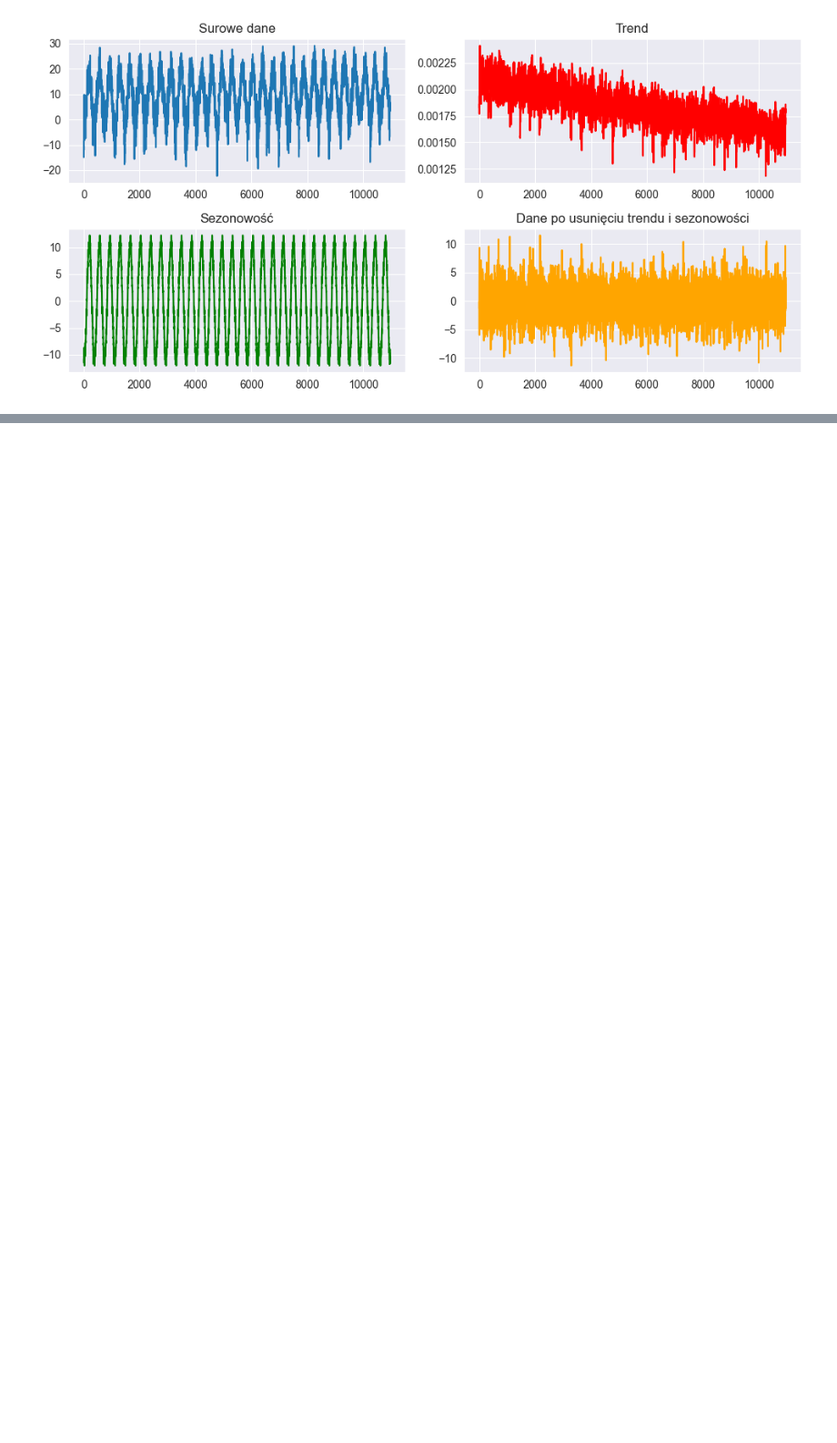
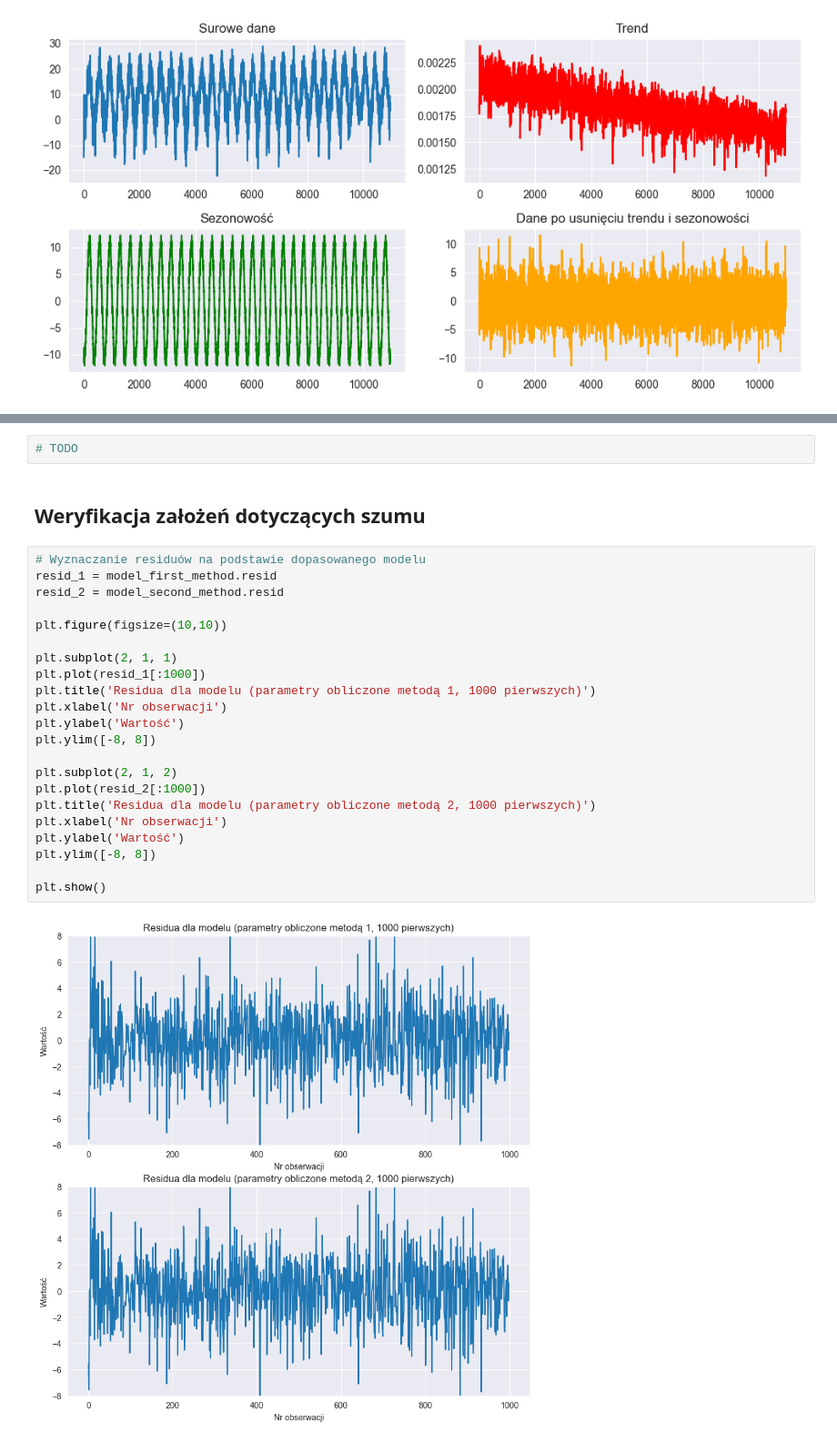
Before and after one commit to prog-zuzanna-sosnowska/Projekt-kaszcz, a Jupyter notebook: src/projekt_ARMA.ipynb, the cells around one changed output, grey strips where cells are left out. Shown at 91% size. Cells and saved outputs as stored; diff of their text form; blank space fills up the shorter version.

```diff
--- a/src/projekt_ARMA.ipynb
+++ b/src/projekt_ARMA.ipynb
@@ -477,0 +501,28 @@ Phi1: 1.5030067869931645, Phi2: -0.544532793098421, Theta1: -0.5079794808651558,
+# %%
+# TODO
+# %% [markdown]
+## Weryfikacja założeń dotyczących szumu
+# %%
+# Wyznaczanie residuów na podstawie dopasowanego modelu
+resid_1 = model_first_method.resid
+resid_2 = model_second_method.resid
+
+plt.figure(figsize=(10,10))
+
+plt.subplot(2, 1, 1)
+plt.plot(resid_1[:1000])
+plt.title('Residua dla modelu (parametry obliczone metodą 1, 1000 pierwszych)')
+plt.xlabel('Nr obserwacji')
+plt.ylabel('Wartość')
+plt.ylim([-8, 8])
+
+plt.subplot(2, 1, 2)
+plt.plot(resid_2[:1000])
+plt.title('Residua dla modelu (parametry obliczone metodą 2, 1000 pierwszych)')
+plt.xlabel('Nr obserwacji')
+plt.ylabel('Wartość')
+plt.ylim([-8, 8])
+
+plt.show()
+# %% [output]
+[figure, added]
```
Also changed, not shown: parts of 29 cells of this notebook.
